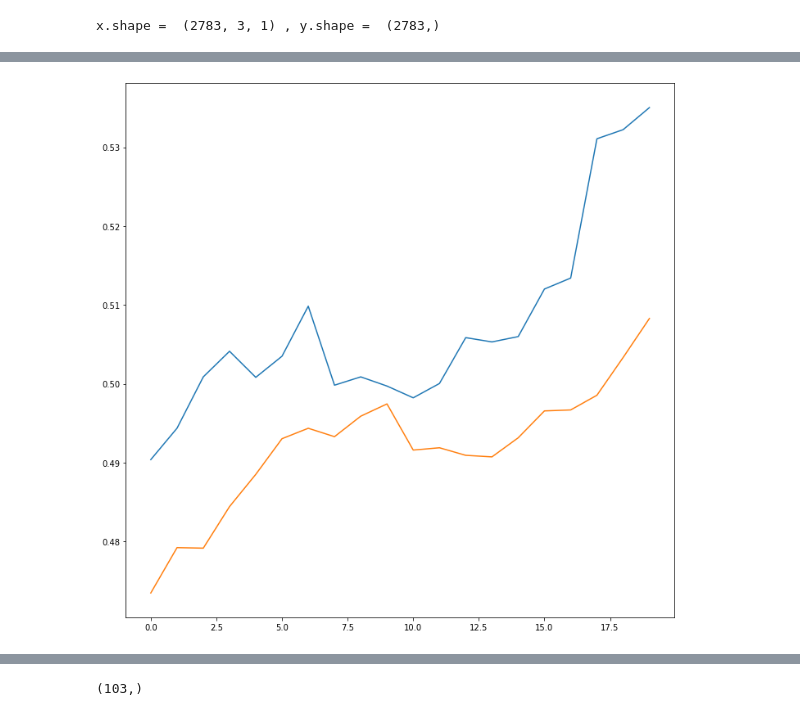
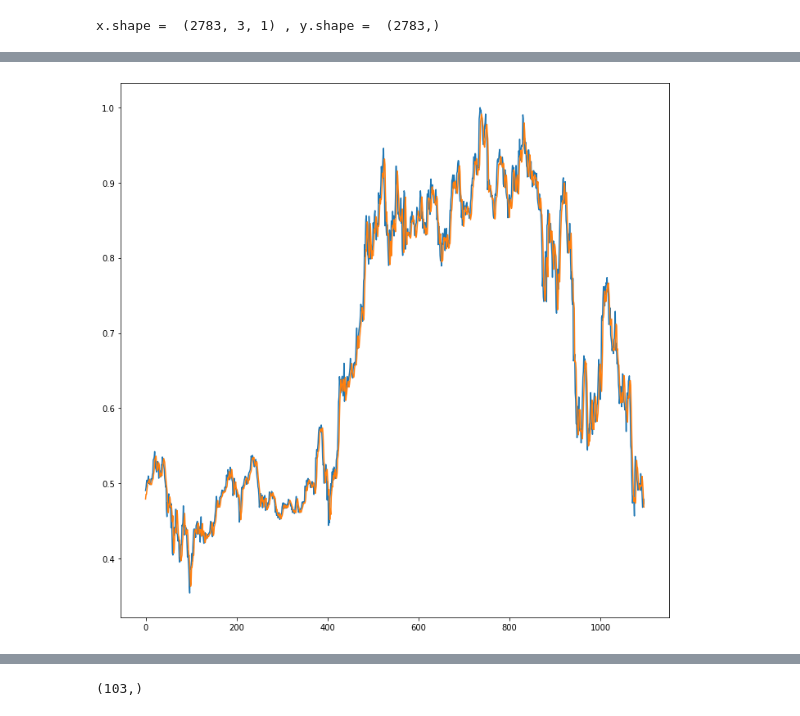
Before and after one commit to da4nik08/ML, a Jupyter notebook: LSTM.ipynb, the cells around one changed output, grey strips where cells are left out. Saved outputs shown, nothing was run; the diff lists cells and outputs as text; code cells hidden in the pictures.

```diff
--- a/LSTM.ipynb
+++ b/LSTM.ipynb
@@ -119,7 +136,7 @@ def get_test(test_scaled, time_steps = 3):
 
     return x_test, y_test
 # %%
-x_test, y_test = get_test(data_test)
+x_test, y_test = get_test(data_test, time_steps = 3)
 # %%
 print("xt.shape = ", x_test.shape, ", yt.shape = ", y_test.shape)
 # %% [output]
@@ -127,7 +144,7 @@ xt.shape =  (1094, 3, 1) , yt.shape =  (1094,)
 # %%
-def long_short_term_memory_model(alpha=0.2):
+def long_short_term_memory_model(alpha=0.2, time_steps = 10):
     model = tf.keras.Sequential()
-    model.add(layers.Conv1D(64, 5, activation='relu', strides=1, padding='causal', input_shape=[3, 1]))
+    model.add(layers.Conv1D(64, 10, activation='relu', strides=1, padding='causal', input_shape=[time_steps, 1]))
     model.add(layers.Dropout(alpha))
 
     model.add(layers.LSTM(128, return_sequences=True))
@@ -141,6 +158,6 @@ def long_short_term_memory_model(alpha=0.2):
 
     return model
 # %%
-model = long_short_term_memory_model(alpha=0.2)
+model = long_short_term_memory_model(alpha=0.2, time_steps = 3)
 model.summary()
 # %% [output]
@@ -164,7 +181,7 @@ _________________________________________________________________
 # %%
 defined_metrics = tf.keras.metrics.MeanSquaredError()
 defined_loss = tf.keras.losses.MeanSquaredError()
-opt_adam = tf.keras.optimizers.Adam(learning_rate=0.0005)
+opt_adam = tf.keras.optimizers.Adam(learning_rate=0.00025)
 
 model.compile(optimizer=opt_adam, loss=defined_loss, metrics=defined_metrics)
 # %%
@@ -194,11 +211,11 @@ output = model.predict(x_test)
 # %%
 plt.figure(figsize=(12, 12))
 
-plt.plot(y_test[:20])
-plt.plot(output[:20])
+plt.plot(y_test[:])
+plt.plot(output[:])
 plt.show()
 # %% [output]
-[figure, old version]
+[figure, new version]
 # %%
 result = y_test[:3]
 for i in range(100):
```
Also changed, not shown: parts of 15 cells of this notebook.
